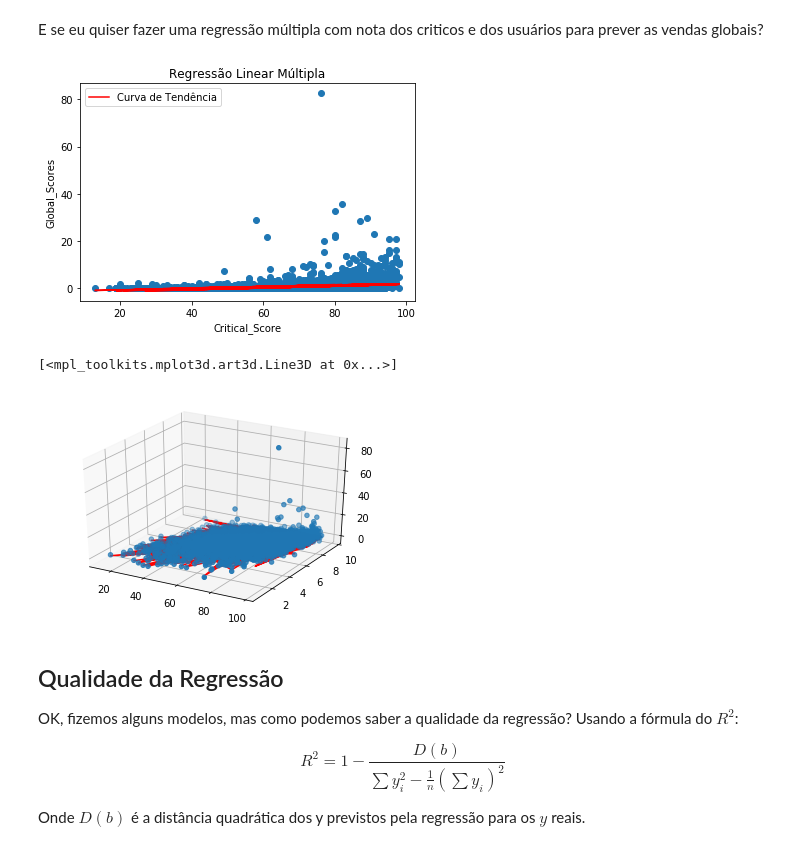
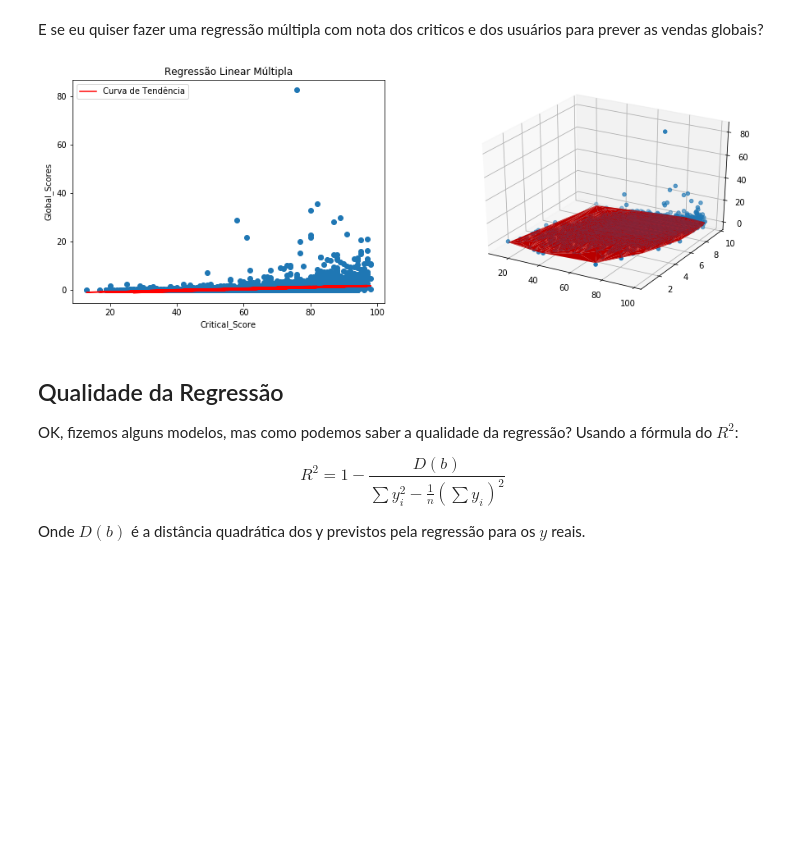
Before and after one commit to nabsonp/ComputacaoNumerica, a Jupyter notebook: Aula 20 - Laboratório de Regressão.ipynb, the cells around one changed output. Drawn from its saved outputs; the diff is of its cells as text; code cells hidden in the pictures; blank space fills up the shorter version.

```diff
--- a/Aula 20 - Laboratório de Regressão.ipynb
+++ b/Aula 20 - Laboratório de Regressão.ipynb
@@ -188,26 +194,25 @@ E se eu quiser fazer uma regressão múltipla com nota dos criticos e dos usuár
 # %%
 x = np.array(vg[(vg.Critic_Score.notnull()) & (vg.User_Score.notnull()) &vg.Global_Sales.notnull()].Critic_Score)
 x2 = np.array(vg[(vg.Critic_Score.notnull()) & (vg.User_Score.notnull())& vg.Global_Sales.notnull()].User_Score)
 y = np.array(vg[(vg.Critic_Score.notnull()) & (vg.User_Score.notnull()) & vg.Global_Sales.notnull()].Global_Sales)
 xs = np.array([x,x2])
 b = regressaoLinearMultipla(xs,y)
 
+fig = plt.figure(figsize=(15,5))
+plt.subplot(121)
 plt.scatter(x,y,label="")
 plt.title("Regressão Linear Múltipla")
 plt.xlabel("Critical_Score")
 plt.ylabel("Global_Scores")
-plt.plot(x,resolveLinVet(b,xs.T),'r',label="Curva de Tendência")
+yp = resolveLinVet(b,xs.T)
+plt.plot(x,yp,'r',label="Curva de Tendência")
 plt.legend()
+ax = fig.add_subplot(122, projection='3d')
+ax.scatter(x,x2,y)
+ax.plot_trisurf(x, x2, yp, color='r')
 plt.show()
-
-fig = plt.figure()
-ax = fig.add_subplot(111, projection='3d')
-ax.scatter(x,x2,y)
-ax.plot(x,x2,resolveLinVet(b,xs.T),'r',label="Curva de Tendência")
 # %% [output]
-[figure, old version]
+[figure, new version]
-[<mpl_toolkits.mplot3d.art3d.Line3D at 0x...>]
-[figure, removed]
 # %% [markdown]
 ## Qualidade da Regressão ##
 
```
Also changed, not shown: parts of 9 cells of this notebook, 1 other file.
